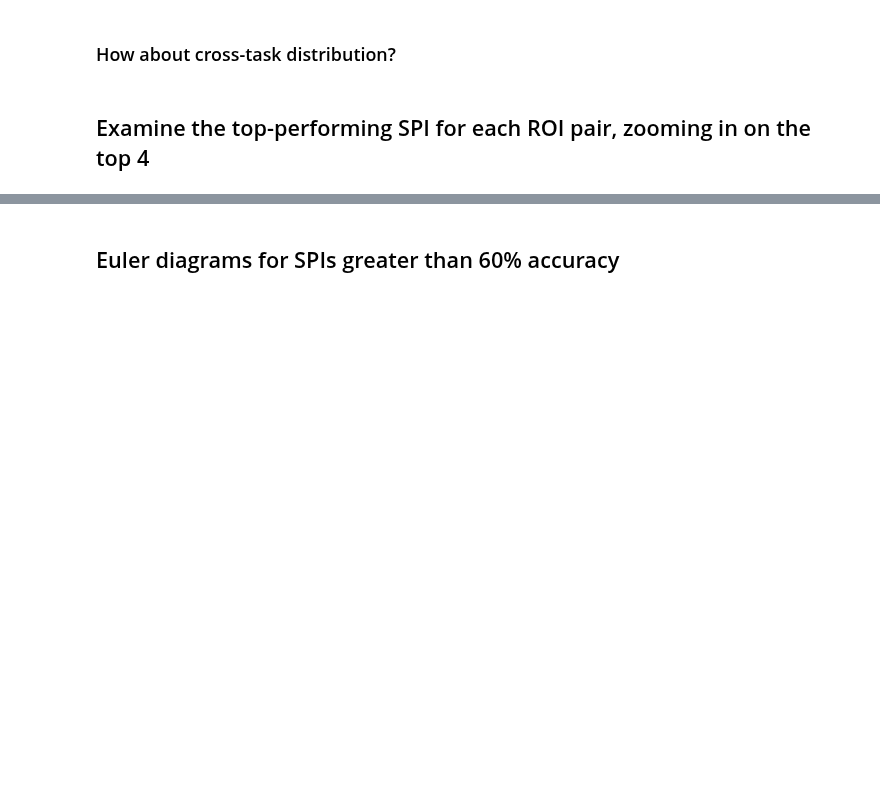
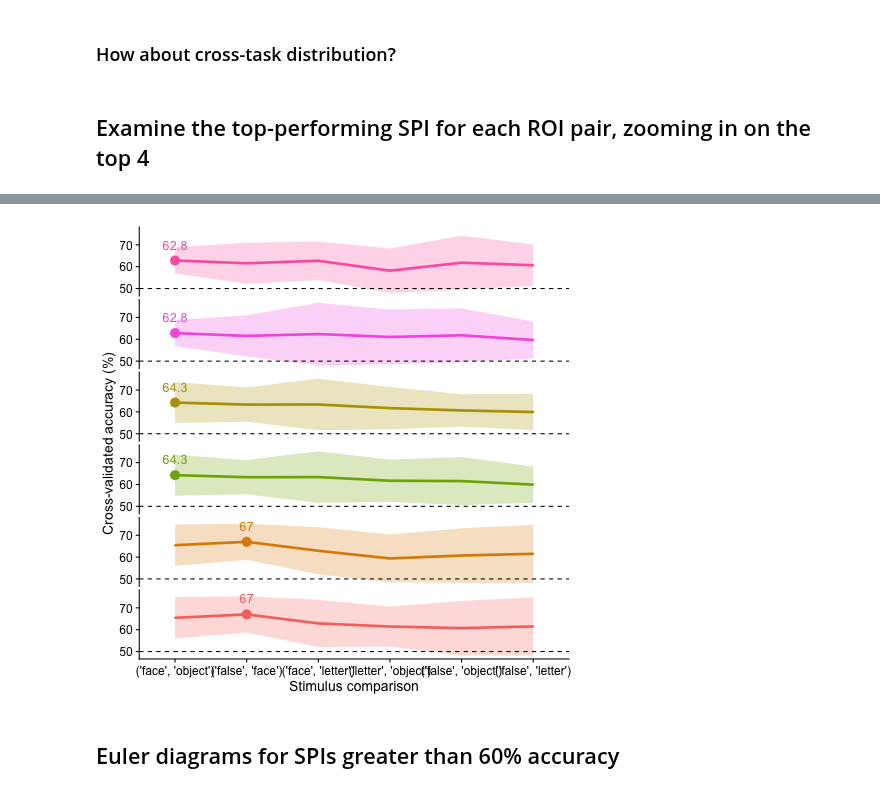
Before and after one commit to anniegbryant/MEG_functional_connectivity, a Jupyter notebook: data_visualization/inter_subject_classification.ipynb, the cells around one changed output, grey strips where cells are left out. Drawn from its saved outputs; the diff is of its cells as text; code cells hidden in the pictures; blank space fills up the shorter version.

Commit message:
Color tweaks

```diff
--- a/data_visualization/inter_subject_classification.ipynb
+++ b/data_visualization/inter_subject_classification.ipynb
@@ -276,21 +276,21 @@ top_res %>%
     # scale_y_continuous(breaks=c(60,65)) +
     scale_x_discrete(expand = c(0.1, 0)) +
     geom_hline(yintercept=50, linetype="dashed", color = "black") +
-    scale_fill_manual(values = c(Category_Selective__V1_V2 = "#f8766d",
-                                     V1_V2__Category_Selective = "#de8c00",
-                                     Category_Selective__Prefrontal_Cortex = "#b79f00",
-                                     Prefrontal_Cortex__Category_Selective = "#7caf00",
-                                     Category_Selective__IPS = "#f564e3",
-                                     IPS__Category_Selective = "#ff64b0")) +
-        scale_color_manual(values = c(Category_Selective__V1_V2 = "#f8766d",
-                                     V1_V2__Category_Selective = "#de8c00",
-                                     Category_Selective__Prefrontal_Cortex = "#b79f00",
-                                     Prefrontal_Cortex__Category_Selective = "#7caf00",
-                                     Category_Selective__IPS = "#f564e3",
-                                     IPS__Category_Selective = "#ff64b0")) +
+     scale_fill_manual(values = c(Category_Selective__V1_V2 = "#ff64b0",
+                                     V1_V2__Category_Selective = "#f564e3",
+                                     Category_Selective__Prefrontal_Cortex = "#7caf00",
+                                     Prefrontal_Cortex__Category_Selective = "#b79f00",
+                                     Category_Selective__IPS = "#de8c00",
+                                     IPS__Category_Selective = "#f8766d")) +
+        scale_color_manual(values = c(Category_Selective__V1_V2 = "#ff64b0",
+                                     V1_V2__Category_Selective = "#f564e3",
+                                     Category_Selective__Prefrontal_Cortex = "#7caf00",
+                                     Prefrontal_Cortex__Category_Selective = "#b79f00",
+                                     Category_Selective__IPS = "#de8c00",
+                                     IPS__Category_Selective = "#f8766d")) +
     facet_grid(meta_ROI_pair ~ ., scales="free_x") +
     theme(legend.position="none", strip.background = element_blank(),
           strip.placement="outside", strip.text = element_blank(),
           panel.spacing = unit(0.25, "lines"))
-ggsave('../plots/inter_subject_classification/Max_performance_for_each_stim_combo_by_meta_ROI_pair.svg', width=4.5, height=9, units='in', dpi=300)
+# ggsave('../plots/inter_subject_classification/Max_performance_for_each_stim_combo_by_meta_ROI_pair.svg', width=4.5, height=9, units='in', dpi=300)
 # %% [output]
@@ -299,4 +301,5 @@ Removed 34 rows containing missing values or values outside the scale range
 (`geom_text()`).
+[figure, added]
 # %% [markdown]
 ## Euler diagrams for SPIs greater than 60% accuracy
 # %%
```
Also changed, not shown: parts of 3 cells of this notebook, 7 other files.
